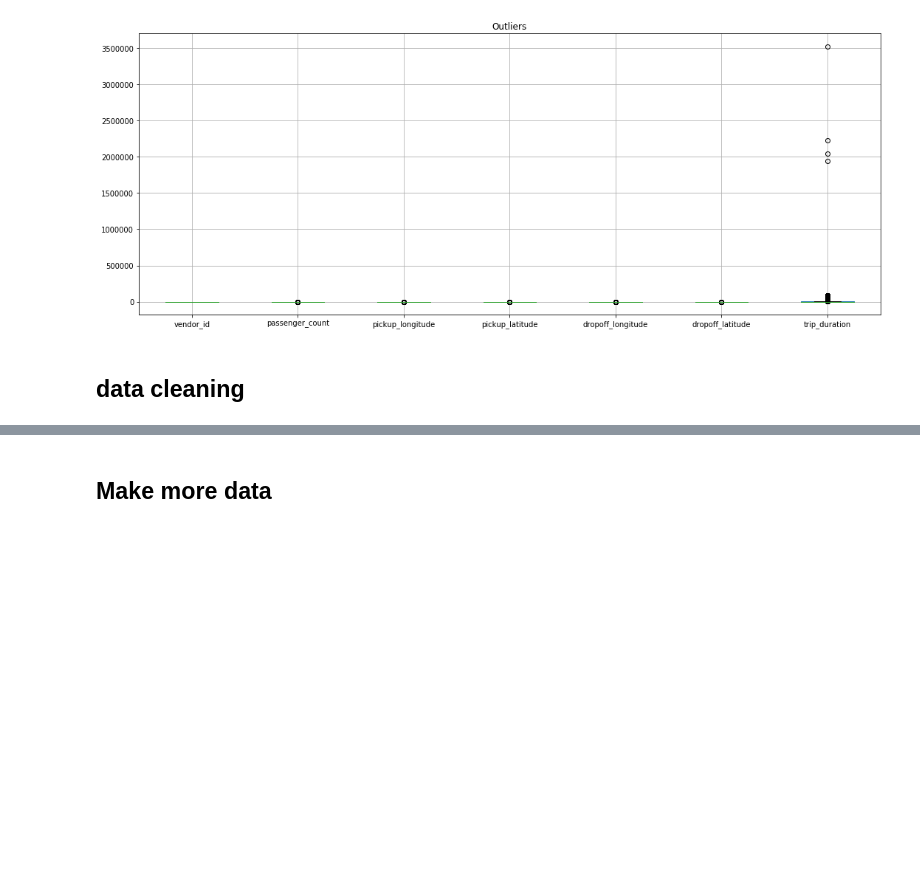
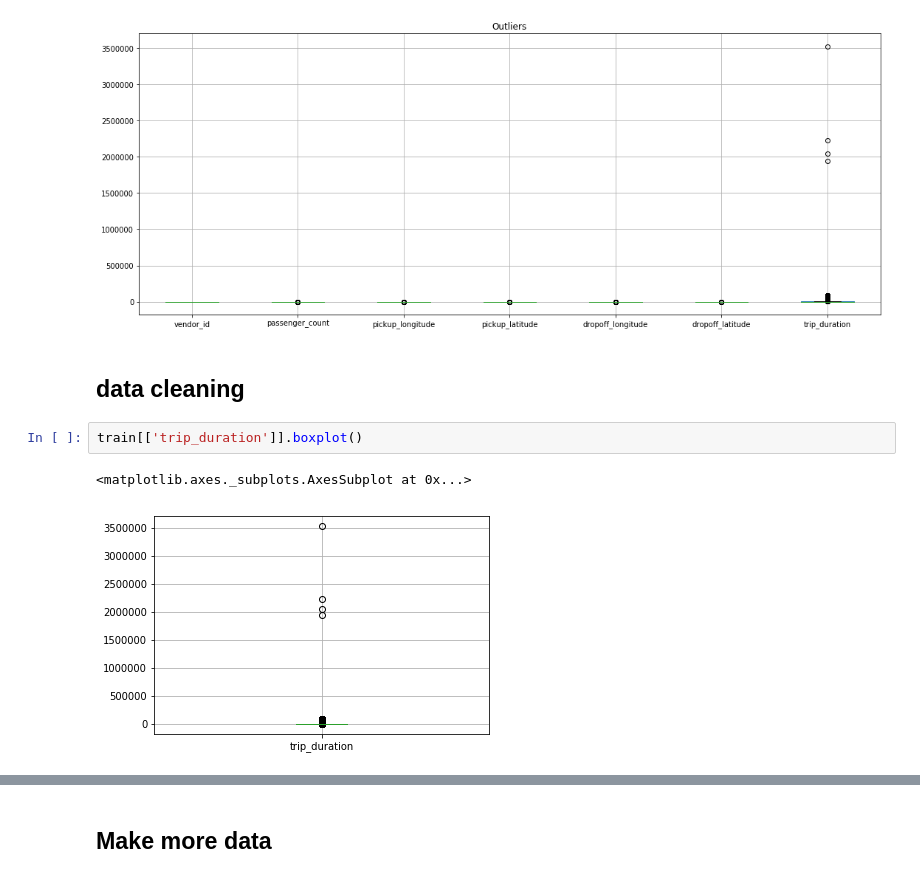
Before and after one commit to darcelvictor/New_York_taxi, a Jupyter notebook: NY_Taxi.ipynb, the cells around one changed output, grey strips where cells are left out. Saved outputs shown, nothing was run; the diff lists cells and outputs as text; blank space fills up the shorter version.

```diff
--- a/NY_Taxi.ipynb
+++ b/NY_Taxi.ipynb
@@ -119,3 +119,8 @@ train.boxplot()
 [figure]
 # %% [markdown]
 ## data cleaning
+# %%
+train[['trip_duration']].boxplot()
+# %% [output]
+<matplotlib.axes._subplots.AxesSubplot at 0x...>
+[figure, added]
```
Also changed, not shown: parts of 19 cells of this notebook.
